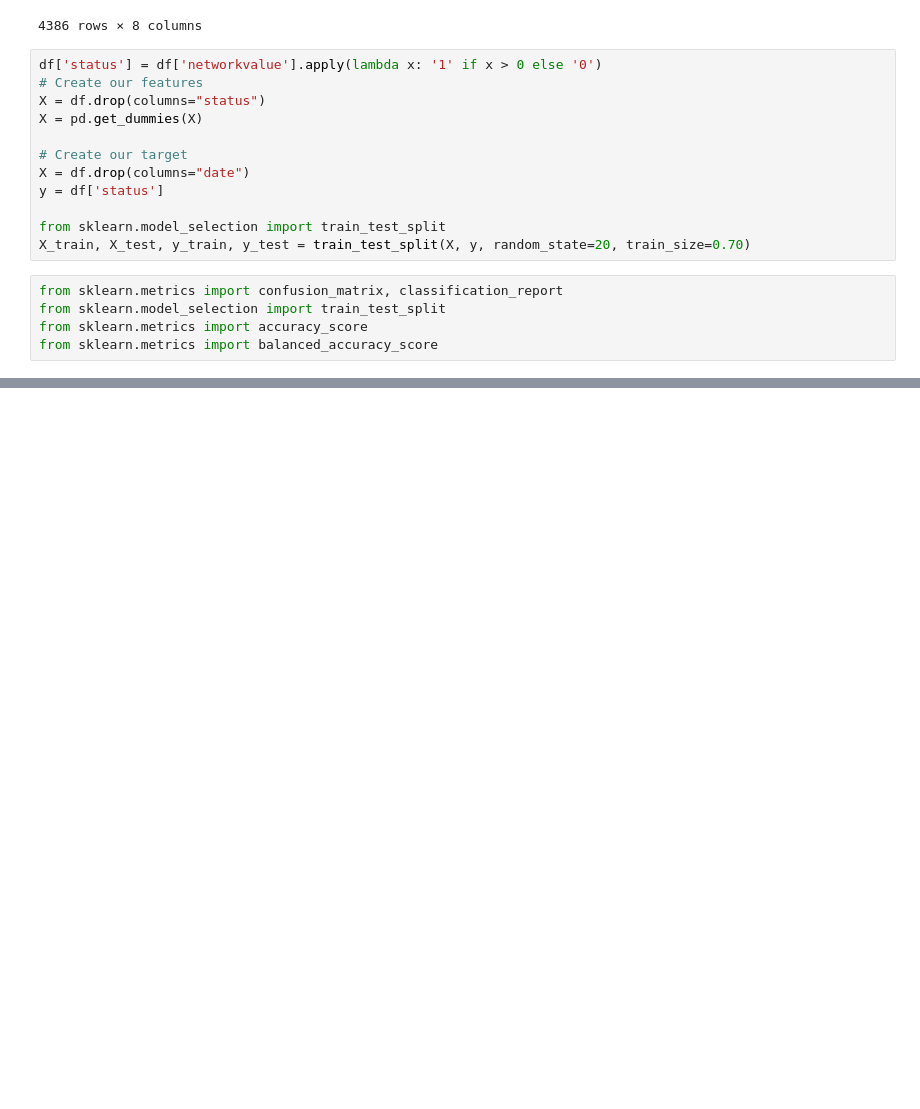
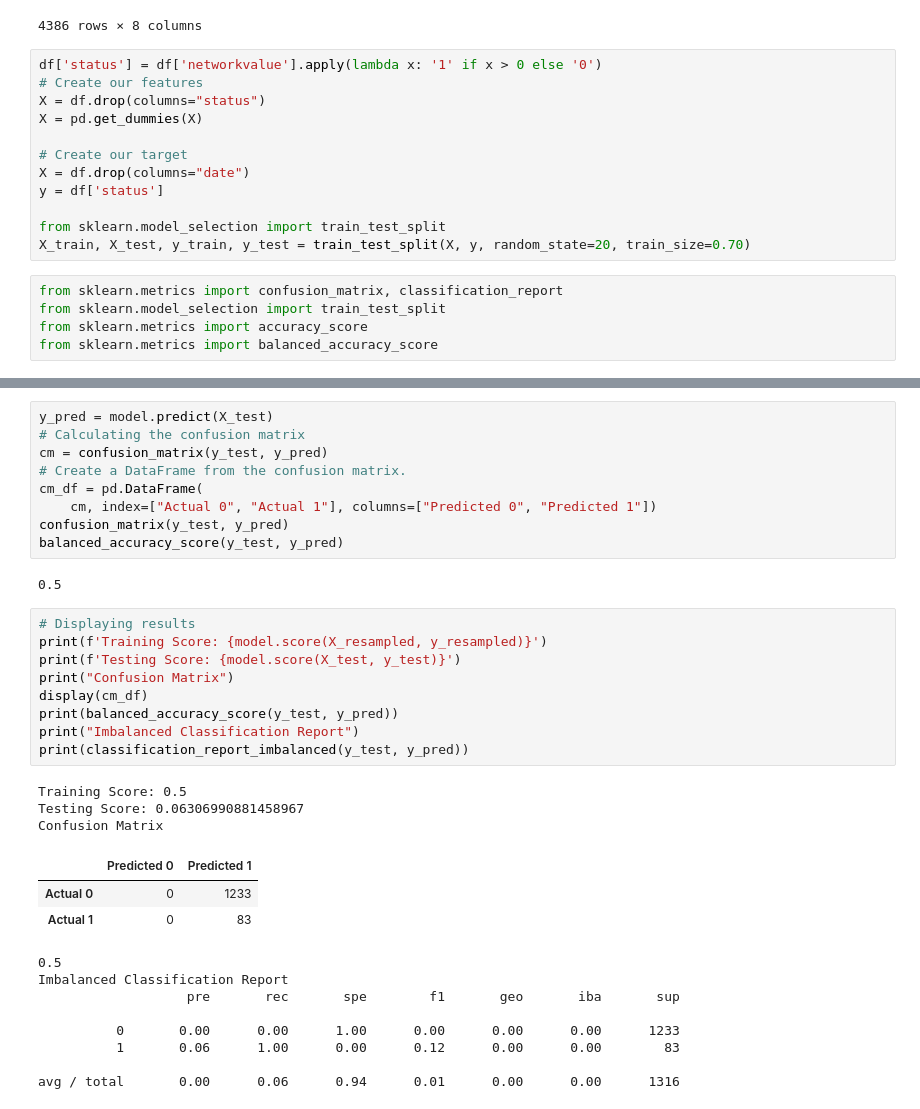
Before and after one commit to guevarch/projectchris, a Jupyter notebook: Final/BTC Machine Learning.ipynb, the cells around one changed output, grey strips where cells are left out. Saved outputs shown, nothing was run; the diff lists cells and outputs as text; blank space fills up the shorter version.

```diff
--- a/Final/BTC Machine Learning.ipynb
+++ b/Final/BTC Machine Learning.ipynb
@@ -119,0 +114,35 @@ predictions = model.predict(X_test_scaled)
+# %%
+y_pred = model.predict(X_test)
+# Calculating the confusion matrix
+cm = confusion_matrix(y_test, y_pred)
+# Create a DataFrame from the confusion matrix.
+cm_df = pd.DataFrame(
+    cm, index=["Actual 0", "Actual 1"], columns=["Predicted 0", "Predicted 1"])
+confusion_matrix(y_test, y_pred)
+balanced_accuracy_score(y_test, y_pred)
+# %% [output]
+0.5
+# %%
+# Displaying results
+print(f'Training Score: {model.score(X_resampled, y_resampled)}')
+print(f'Testing Score: {model.score(X_test, y_test)}')
+print("Confusion Matrix")
+display(cm_df)
+print(balanced_accuracy_score(y_test, y_pred))
+print("Imbalanced Classification Report")
+print(classification_report_imbalanced(y_test, y_pred))
+# %% [output]
+Training Score: 0.5
+Testing Score: 0.06306990881458967
+Confusion Matrix
+|  | Predicted 0 | Predicted 1 |
+| Actual 0 | 0 | 1233 |
+| Actual 1 | 0 | 83 |
+0.5
+Imbalanced Classification Report
+                   pre       rec       spe        f1       geo       iba       sup
+
+          0       0.00      0.00      1.00      0.00      0.00      0.00      1233
+          1       0.06      1.00      0.00      0.12      0.00      0.00        83
+
+avg / total       0.00      0.06      0.94      0.01      0.00      0.00      1316
```
Also changed, not shown: parts of 28 cells of this notebook, 4 other files.
